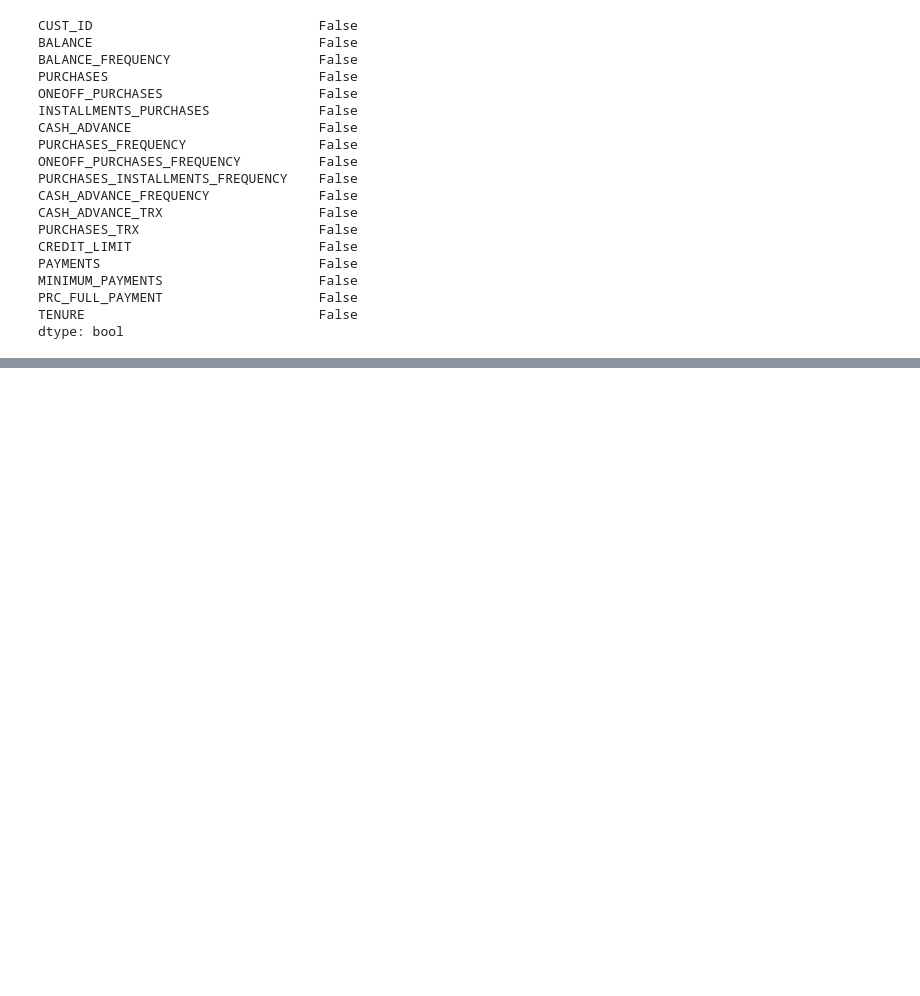
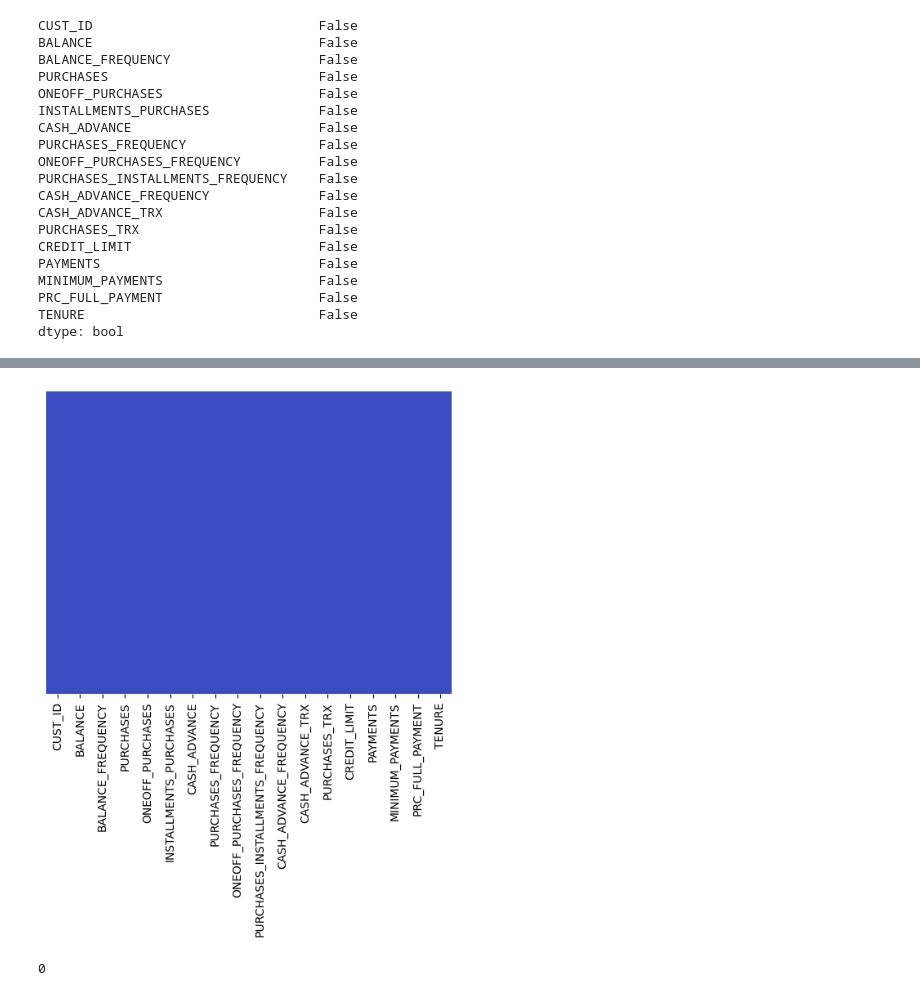
Before and after one commit to pentakll4002/marketing_department, a Jupyter notebook: experiments.ipynb, the cells around one changed output, grey strips where cells are left out. Saved outputs shown, nothing was run; the diff lists cells and outputs as text; code cells hidden in the pictures; blank space fills up the shorter version.

```diff
--- a/experiments.ipynb
+++ b/experiments.ipynb
@@ -92,0 +144,3 @@ creditcard_df['CASH_ADVANCE'].max()
+# %%
+### Because, the boxplot ['CREDIT_LIMIT'] have many outlier =>> Median
+df['CREDIT_LIMIT'].fillna(df['CREDIT_LIMIT'].median(), inplace=True)
@@ -92,0 +169,10 @@ creditcard_df['CASH_ADVANCE'].max()
+# %%
+sns.heatmap(df.isnull(), yticklabels = False, cbar = False, cmap="coolwarm")
+plt.show()
+# %% [output]
+[figure, added]
+# %%
+# Let's see if we have duplicated entries in the data
+df.duplicated().sum()
+# %% [output]
+0
```
Also changed, not shown: parts of 45 cells of this notebook.
